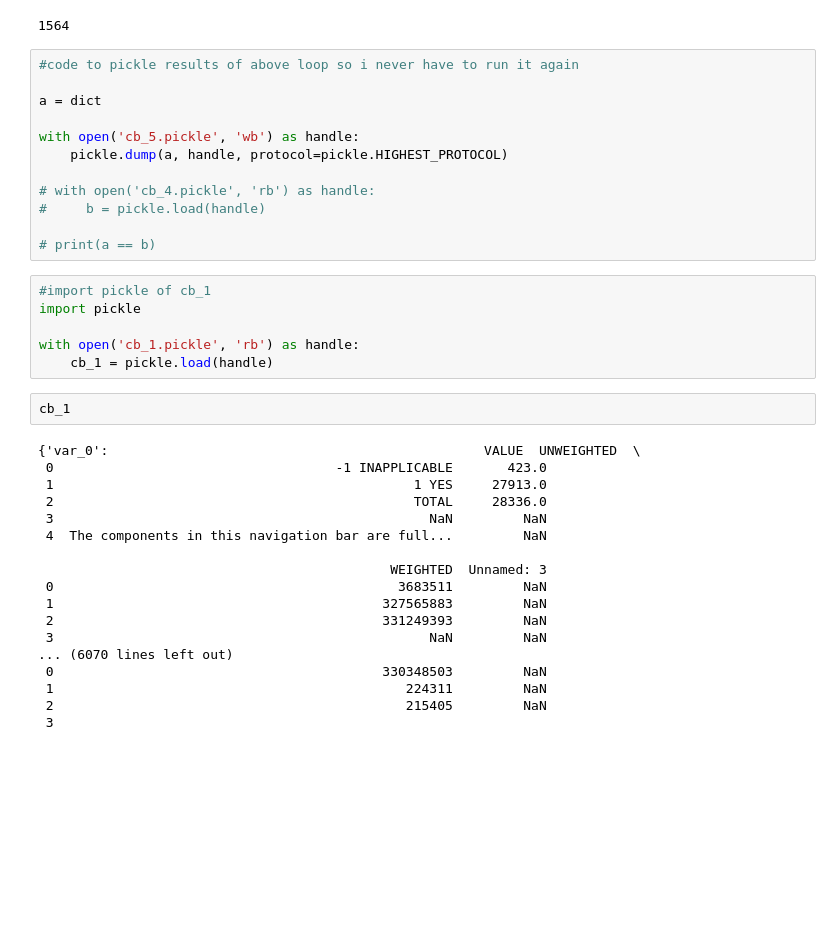
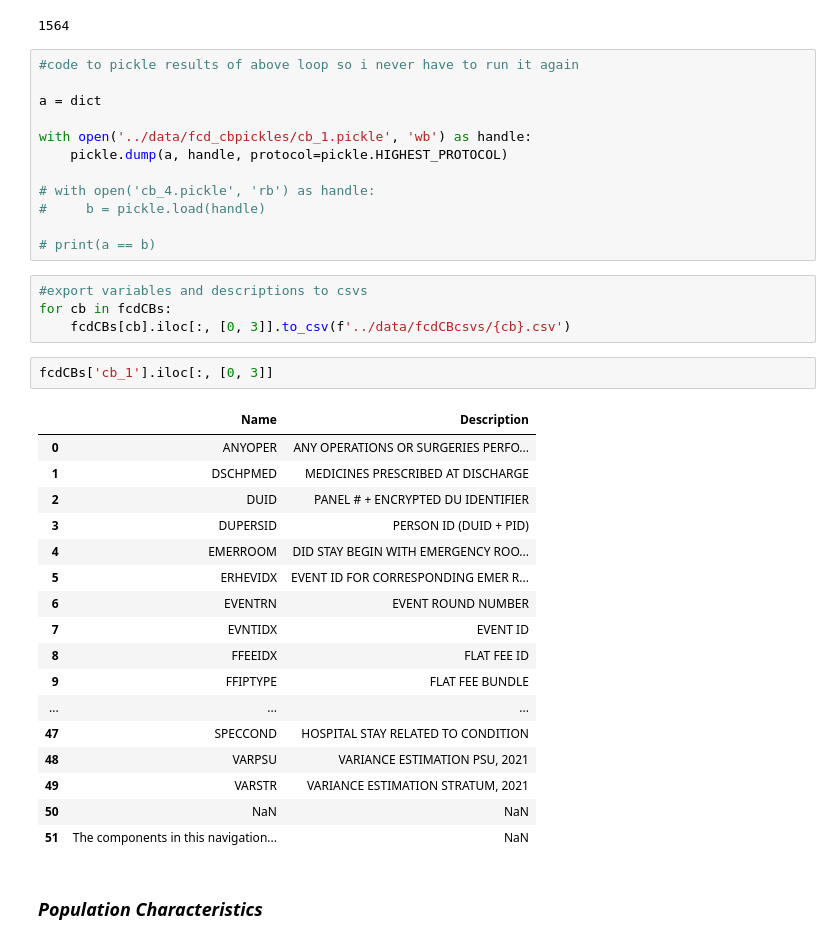
Before and after one commit to kudzuweb/capstone-MEPS-Data-Exploration, a Jupyter notebook: notebooks/webscrapecapstonecodebooks.ipynb, the cells around one changed output. Saved outputs shown, nothing was run; the diff lists cells and outputs as text; blank space fills up the shorter version.

Commit message:
Fixed git error, lost 11 commits. All codebooks cleaned and exported to csv, fixing error to convert data files.

```diff
--- a/notebooks/webscrapecapstonecodebooks.ipynb
+++ b/notebooks/webscrapecapstonecodebooks.ipynb
@@ -188,36 +188,36 @@ len(varlinks['cb_5'])
 
 a = dict
 
-with open('cb_5.pickle', 'wb') as handle:
+with open('../data/fcd_cbpickles/cb_1.pickle', 'wb') as handle:
     pickle.dump(a, handle, protocol=pickle.HIGHEST_PROTOCOL)
 
 # with open('cb_4.pickle', 'rb') as handle:
 #     b = pickle.load(handle)
 
 # print(a == b)
-# %%
-#import pickle of cb_1
-import pickle
-
-with open('cb_1.pickle', 'rb') as handle:
-    cb_1 = pickle.load(handle)
-# %%
-cb_1
-# %% [output]
-{'var_0':                                                VALUE  UNWEIGHTED  \
- 0                                    -1 INAPPLICABLE       423.0
- 1                                              1 YES     27913.0
- 2                                              TOTAL     28336.0
- 3                                                NaN         NaN
- 4  The components in this navigation bar are full...         NaN
-
-                                             WEIGHTED  Unnamed: 3
- 0                                            3683511         NaN
- 1                                          327565883         NaN
- 2                                          331249393         NaN
- 3                                                NaN         NaN
-... (6070 lines left out)
- 0                                          330348503         NaN
- 1                                             224311         NaN
- 2                                             215405         NaN
- 3
+# %%
+#export variables and descriptions to csvs
+for cb in fcdCBs:
+    fcdCBs[cb].iloc[:, [0, 3]].to_csv(f'../data/fcdCBcsvs/{cb}.csv')
+# %%
+fcdCBs['cb_1'].iloc[:, [0, 3]]
+# %% [output]
+|  | Name | Description |
+| 0 | ANYOPER | ANY OPERATIONS OR SURGERIES PERFO... |
+| 1 | DSCHPMED | MEDICINES PRESCRIBED AT DISCHARGE |
+| 2 | DUID | PANEL # + ENCRYPTED DU IDENTIFIER |
+| 3 | DUPERSID | PERSON ID (DUID + PID) |
+| 4 | EMERROOM | DID STAY BEGIN WITH EMERGENCY ROO... |
+| 5 | ERHEVIDX | EVENT ID FOR CORRESPONDING EMER R... |
+| 6 | EVENTRN | EVENT ROUND NUMBER |
+| 7 | EVNTIDX | EVENT ID |
+| 8 | FFEEIDX | FLAT FEE ID |
+| 9 | FFIPTYPE | FLAT FEE BUNDLE |
+| ... | ... | ... |
+| 47 | SPECCOND | HOSPITAL STAY RELATED TO CONDITION |
+| 48 | VARPSU | VARIANCE ESTIMATION PSU, 2021 |
+| 49 | VARSTR | VARIANCE ESTIMATION STRATUM, 2021 |
+| 50 | NaN | NaN |
+| 51 | The components in this navigation... | NaN |
+# %% [markdown]
+### *Population Characteristics*
```
Also changed, not shown: parts of 46 cells of this notebook, 3 other files.
